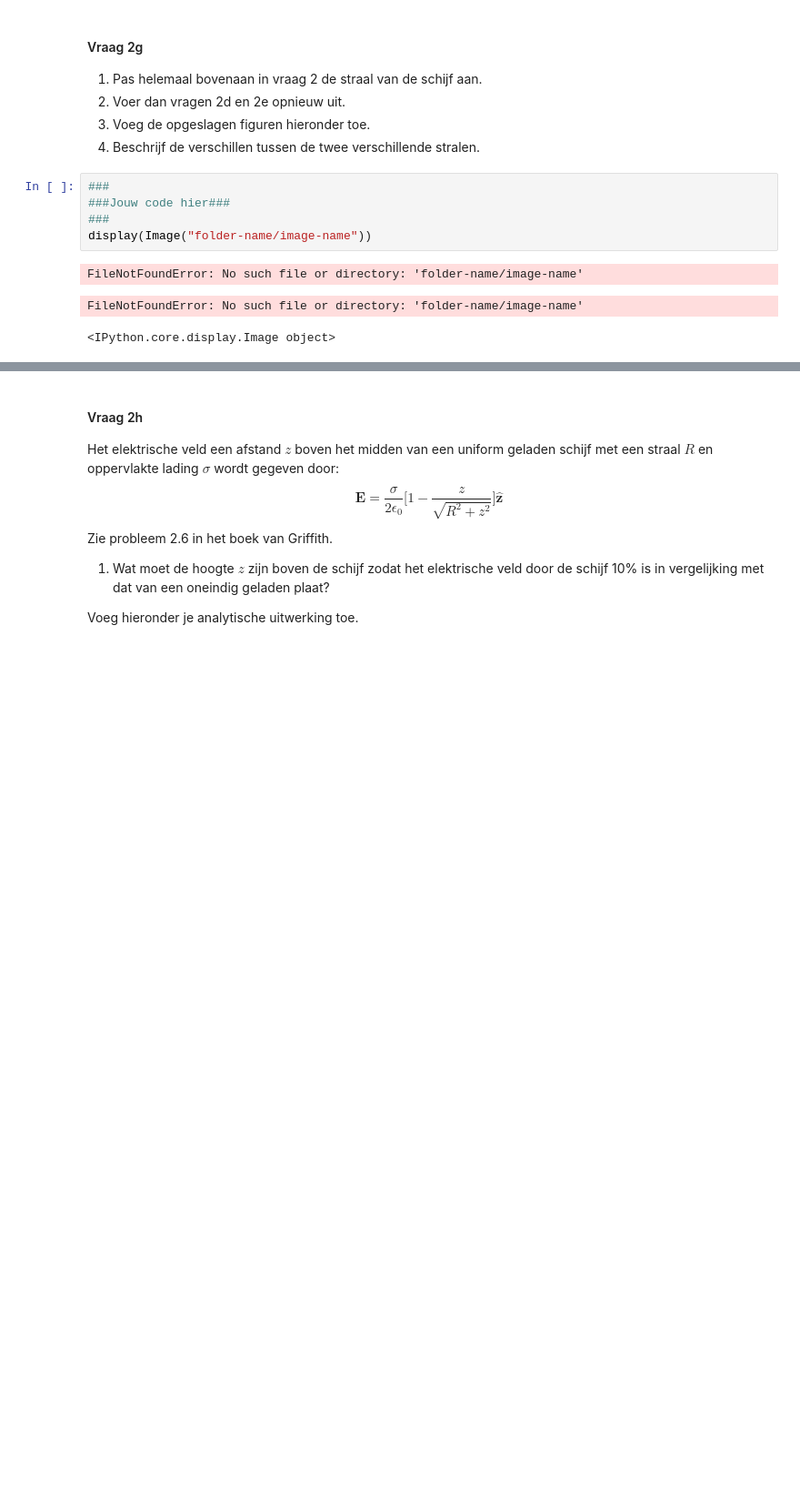
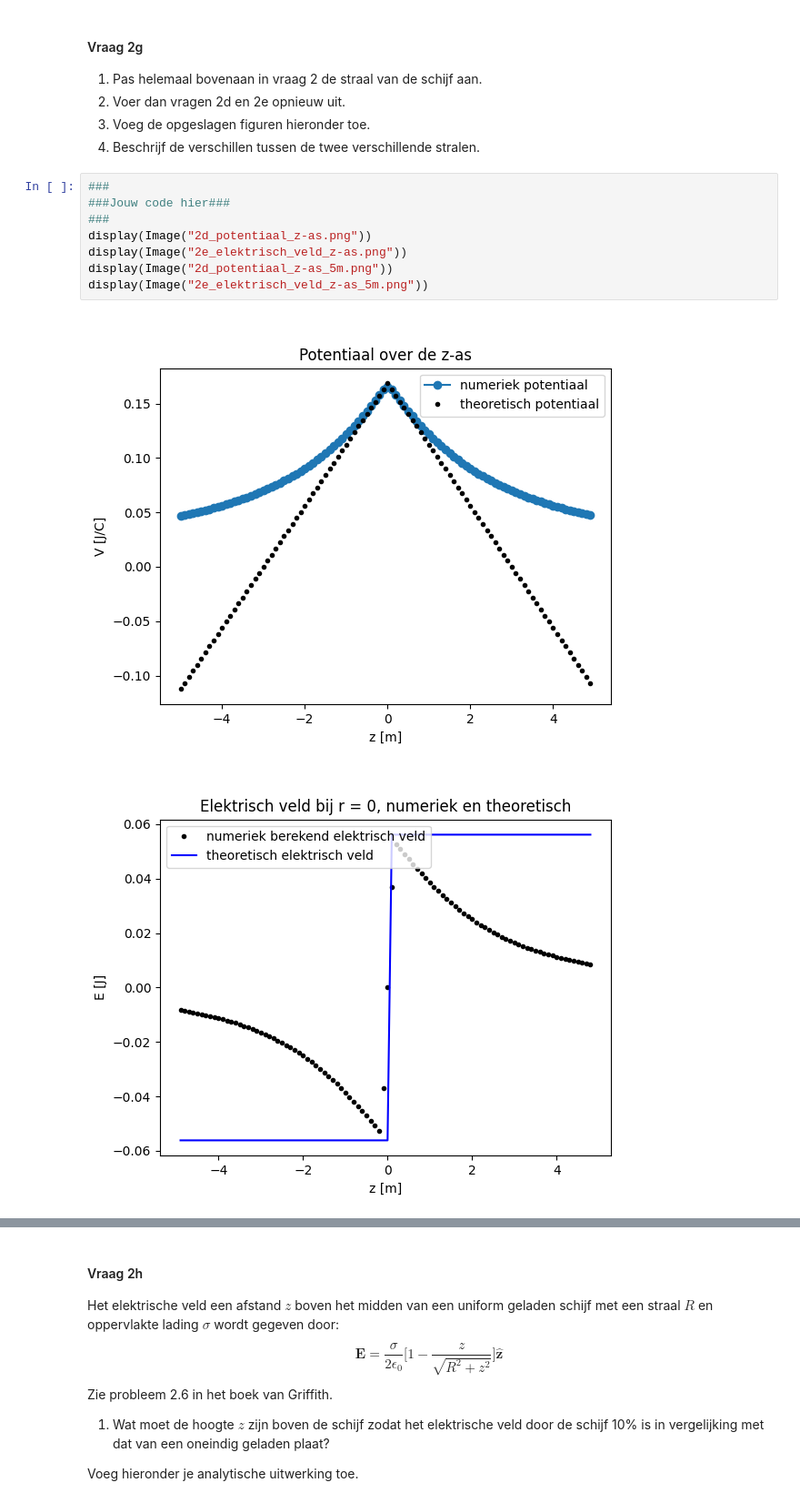
Before and after one commit to FS314159265358979323846264338/opdrachten-DEF-D, a Jupyter notebook: DigitaleOntwerpopdrachten/1CondensatorOpdracht/CondensatorOntwerpopdracht.ipynb, the cells around one changed output, grey strips where cells are left out. Shown at 91% size. Drawn from its saved outputs; the diff is of its cells as text; blank space fills up the shorter version.

```diff
--- a/DigitaleOntwerpopdrachten/1CondensatorOpdracht/CondensatorOntwerpopdracht.ipynb
+++ b/DigitaleOntwerpopdrachten/1CondensatorOpdracht/CondensatorOntwerpopdracht.ipynb
@@ -292,9 +292,11 @@ plt.show()
 # %%
 ###
 ###Jouw code hier###
 ###
-display(Image("folder-name/image-name"))
+display(Image("2d_potentiaal_z-as.png"))
+display(Image("2e_elektrisch_veld_z-as.png"))
+display(Image("2d_potentiaal_z-as_5m.png"))
+display(Image("2e_elektrisch_veld_z-as_5m.png"))
 # %% [output]
-FileNotFoundError: No such file or directory: 'folder-name/image-name'
-FileNotFoundError: No such file or directory: 'folder-name/image-name'
-<IPython.core.display.Image object>
+[figure, added]
+[figure, added]
```
Also changed, not shown: parts of 3 cells of this notebook, 2 other files.
